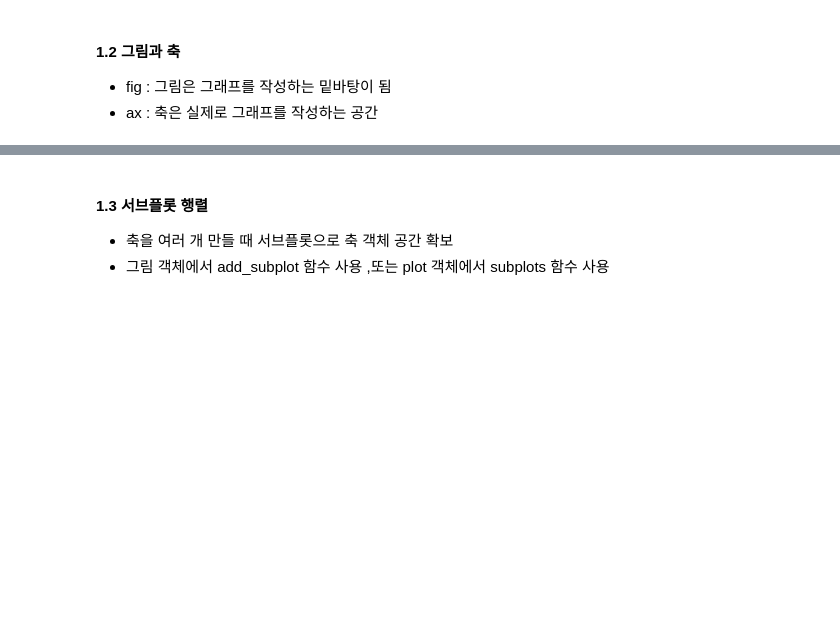
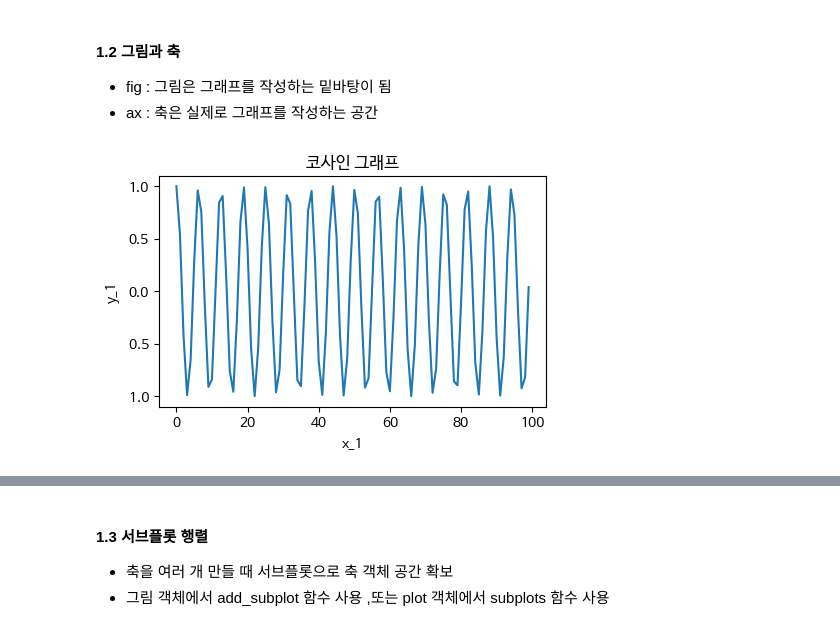
Before and after one commit to Joyschool/dataAnalysis, a Jupyter notebook: 2_데이터분석_02_라이브러리_Matplotlib_실습.ipynb, the cells around one changed output, grey strips where cells are left out. Drawn from its saved outputs; the diff is of its cells as text; code cells hidden in the pictures; blank space fills up the shorter version.

```diff
--- a/2_데이터분석_02_라이브러리_Matplotlib_실습.ipynb
+++ b/2_데이터분석_02_라이브러리_Matplotlib_실습.ipynb
@@ -116,10 +135,21 @@ plt.show()
 - fig : 그림은 그래프를 작성하는 밑바탕이 됨
 - ax  : 축은 실제로 그래프를 작성하는 공간
 # %%
+x_1 = range(100)
+y_1 = [ np.cos(x) for x in x_1 ]
+
 # (1) figure와 axes 객체 할당
+fig, ax = plt.subplots()
 
 # (2) plot 함수를 사용하여 그래프 생성
+ax.plot(x_1, y_1)
 
 # (3)그래프 제목,X축 라벨,Y축 라벨 설정
+ax.set(title='코사인 그래프',
+       xlabel='x_1',
+       ylabel='y_1')
 
 # (4) 그래프 출력
+plt.show()
+# %% [output]
+[figure, added]
```
Also changed, not shown: parts of 11 cells of this notebook.
